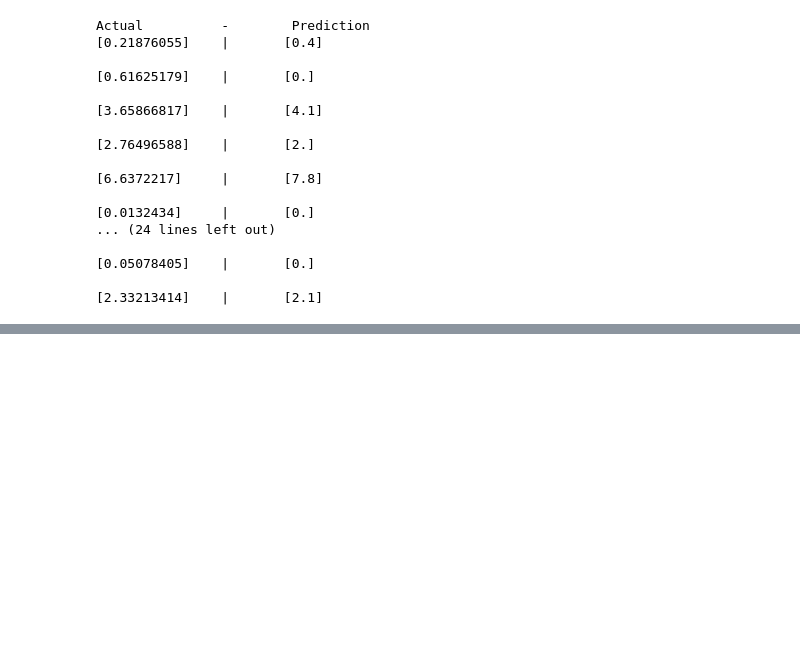
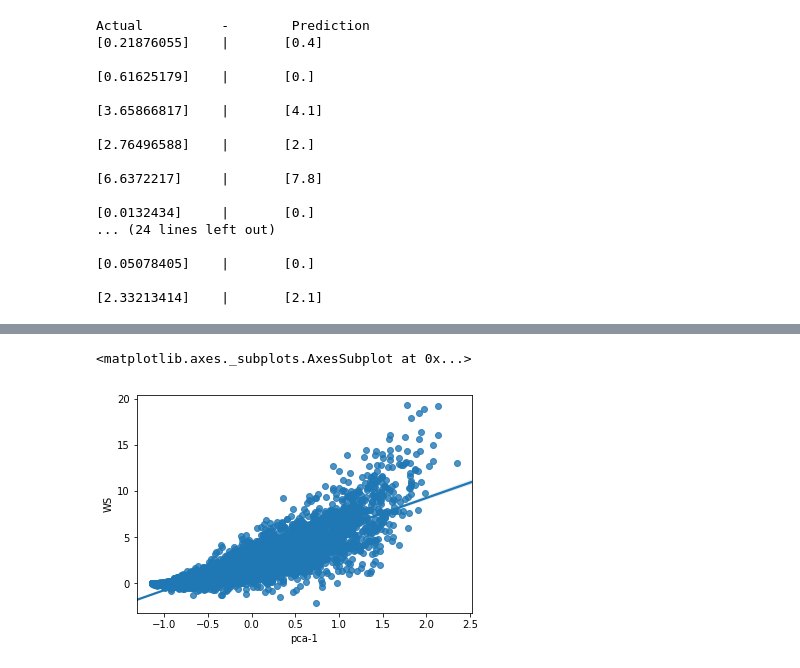
Before and after one commit to C3NZ/NBA-analysis, a Jupyter notebook: NBA ws.ipynb, the cells around one changed output, grey strips where cells are left out. Drawn from its saved outputs; the diff is of its cells as text; code cells hidden in the pictures; blank space fills up the shorter version.

```diff
--- a/NBA ws.ipynb
+++ b/NBA ws.ipynb
@@ -172,0 +255,5 @@ pca_reg = obtain_linear_reg(model_type=4, pca_dimensions=2)
+# %%
+sns.regplot(x=mm_pca_reg.stats['pca-1'], y=pca_reg.ws['WS'])
+# %% [output]
+<matplotlib.axes._subplots.AxesSubplot at 0x...>
+[figure, added]
```
Also changed, not shown: parts of 17 cells of this notebook, 1 other file.
